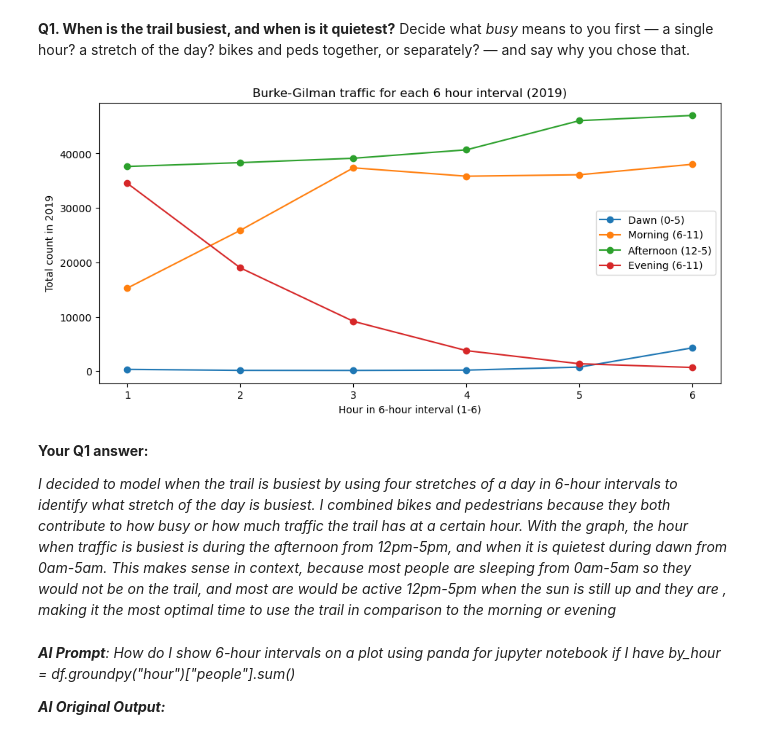
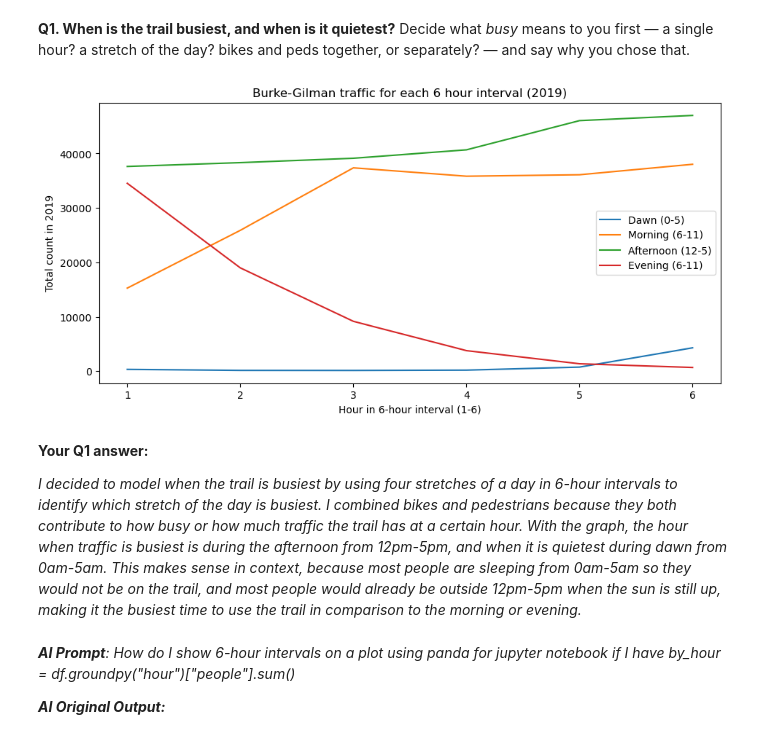
Before and after one commit to yureixas/hcde-410, a Jupyter notebook: A1/A1.ipynb, the cells around one changed output. Saved outputs shown, nothing was run; the diff lists cells and outputs as text; code cells hidden in the pictures.

```diff
--- a/A1/A1.ipynb
+++ b/A1/A1.ipynb
@@ -142,29 +142,29 @@ Decide what *busy* means to you first — a single hour? a stretch of the day? b
 # %%
 # Your code for Q1 (or put a Google Sheets link in your written answer below)
 df["people"] = df["bikes"] + df["peds"] #group peds and bikes together
 
 by_hour = df.groupby("hour")["people"].sum()
 
 by_period = pd.DataFrame({
     "Dawn (0-5)": by_hour.loc[0:5].values,
     "Morning (6-11)": by_hour.loc[6:11].values,
     "Afternoon (12-5)": by_hour.loc[12:17].values,
     "Evening (6-11)": by_hour.loc[18:23].values
 }, index=range(1,7))
 
-by_period.plot(figsize=(11, 5), marker="o")
+by_period.plot(figsize=(11, 5))
 
 plt.title("Burke-Gilman traffic for each 6 hour interval (2019)")
 plt.xlabel("Hour in 6-hour interval (1-6)")
 plt.ylabel("Total count in 2019")
 plt.xticks(range(1, 7))
 plt.show()
 # %% [output]
-[figure, old version]
+[figure, new version]
 # %% [markdown]
 **Your Q1 answer:**
 
-*I decided to model when the trail is busiest by using four stretches of a day in 6-hour intervals to identify what stretch of the day is busiest. I combined bikes and pedestrians because they both contribute to how busy or how much traffic the trail has at a certain hour. With the graph, the hour when traffic is busiest is during the afternoon from 12pm-5pm, and when it is quietest during dawn from 0am-5am. This makes sense in context, because most people are sleeping from 0am-5am so they would not be on the trail, and most are would be active 12pm-5pm when the sun is still up and they are , making it the most optimal time to use the trail in comparison to the morning or evening*
+*I decided to model when the trail is busiest by using four stretches of a day in 6-hour intervals to identify which stretch of the day is busiest. I combined bikes and pedestrians because they both contribute to how busy or how much traffic the trail has at a certain hour. With the graph, the hour when traffic is busiest is during the afternoon from 12pm-5pm, and when it is quietest during dawn from 0am-5am. This makes sense in context, because most people are sleeping from 0am-5am so they would not be on the trail, and most people would already be outside 12pm-5pm when the sun is still up, making it the busiest time to use the trail in comparison to the morning or evening.*
 # %% [markdown]
 ***AI Prompt**: How do I show 6-hour intervals on a plot using panda for jupyter notebook if I have by_hour = df.groundpy("hour")["people"].sum()*
 
```
Also changed, not shown: parts of 15 cells of this notebook, 1 other file.
